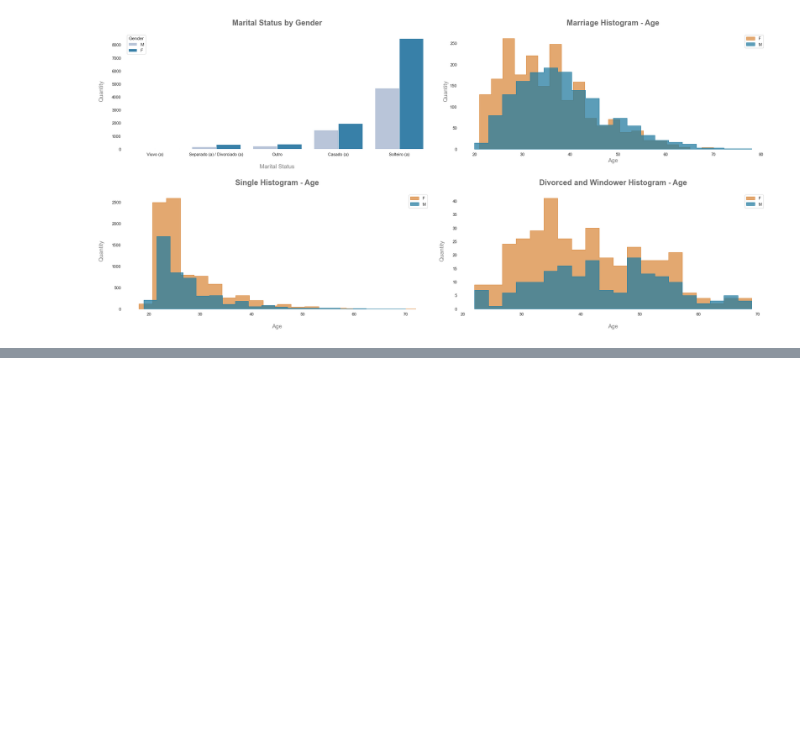
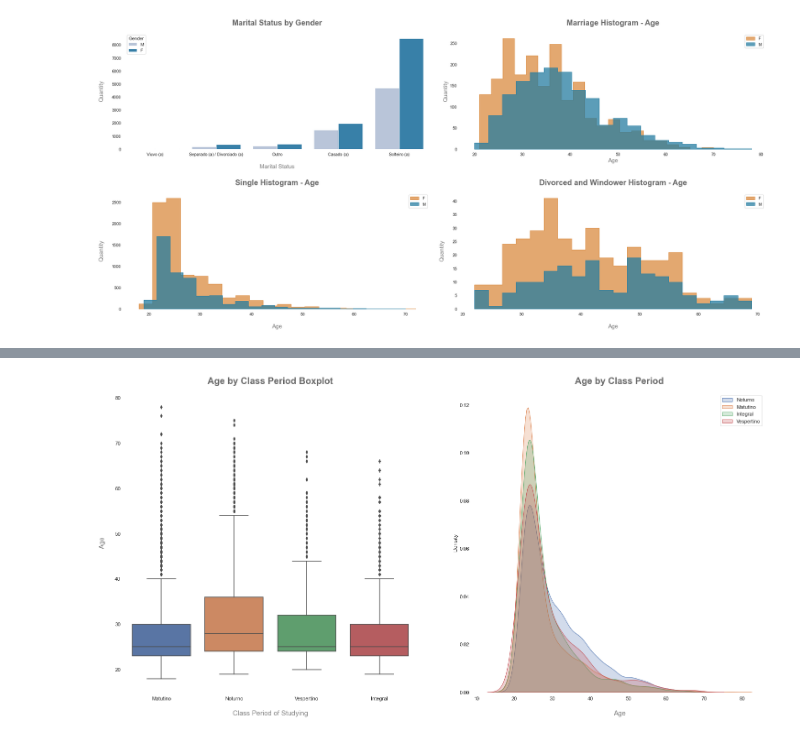
Before and after one commit to KattsonBastos/bahia_enade18_analysis, a Jupyter notebook: notebooks/v01_enade18.ipynb, the cells around one changed output, grey strips where cells are left out. Cells and saved outputs as stored; diff of their text form; code cells hidden in the pictures; blank space fills up the shorter version.

```diff
--- a/notebooks/v01_enade18.ipynb
+++ b/notebooks/v01_enade18.ipynb
@@ -387,0 +482,23 @@ to do..
+# %%
+g4 = plt.subplot(1, 2, 1)
+g4 = sns.boxplot(x='CO_TURNO_GRADUACAO', y = 'NU_IDADE', data = df3)
+g4 = plt.title('Age by Class Period Boxplot',
+               pad = 20,
+         fontsize = 20, color ='dimgrey', fontweight = 'bold')
+g4 = sns.despine(bottom = True, left=True)
+g4 = plt.xlabel('Class Period of Studying', color = 'grey', labelpad = 20, fontsize = 15)
+g4 = plt.ylabel('Age', color = 'grey', labelpad = 20, fontsize = 15);
+
+g5 = plt.subplot(1, 2, 2)
+sns.kdeplot(df3[df3['CO_TURNO_GRADUACAO'] == 'Noturno']['NU_IDADE'], label = 'Noturno', shade = True)
+sns.kdeplot(df3[df3['CO_TURNO_GRADUACAO'] == 'Matutino']['NU_IDADE'], label = 'Matutino', shade = True)
+sns.kdeplot(df3[df3['CO_TURNO_GRADUACAO'] == 'Integral']['NU_IDADE'], label = 'Integral', shade = True)
+sns.kdeplot(df3[df3['CO_TURNO_GRADUACAO'] == 'Vespertino']['NU_IDADE'], label = 'Vespertino', shade = True)
+plt.title('Age by Class Period',
+               pad = 20,
+         fontsize = 20, color ='dimgrey', fontweight = 'bold')
+sns.despine(bottom = True, left=True)
+plt.xlabel('Age', color = 'grey', labelpad = 20, fontsize = 15)
+plt.legend();
+# %% [output]
+[figure, added]
```
Also changed, not shown: parts of 89 cells of this notebook.
